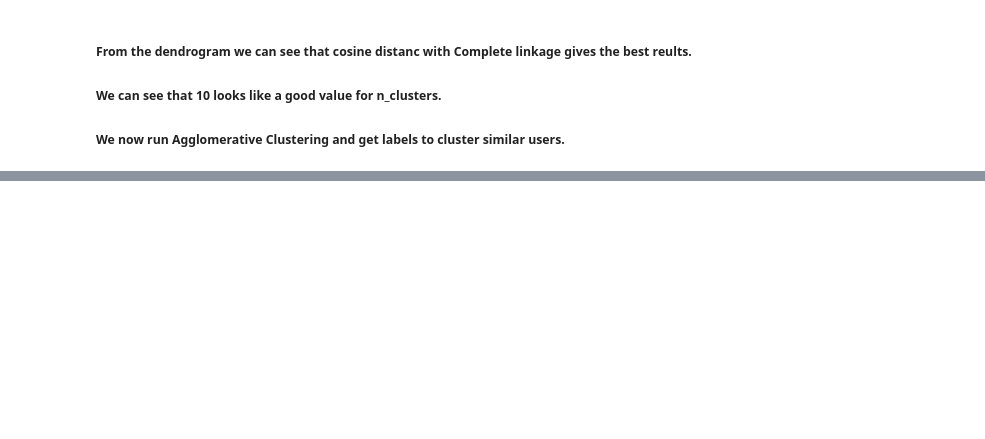
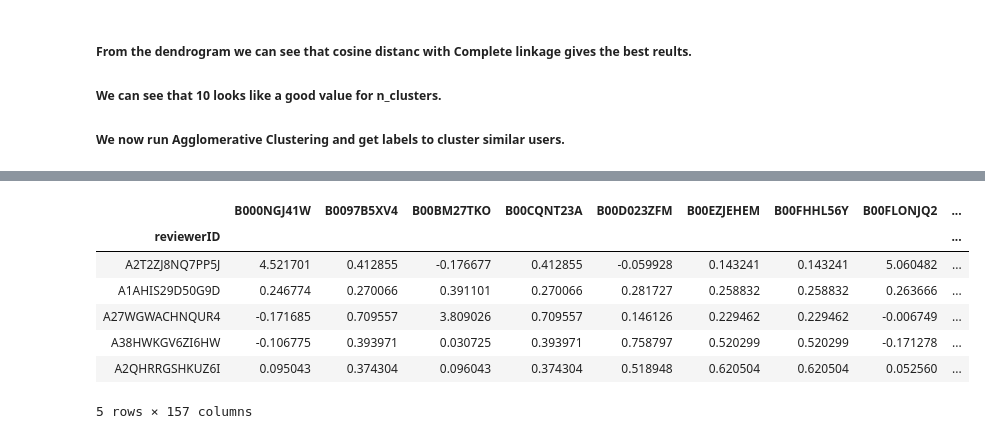
Before and after one commit to abdulrehman1997/Recommender-Systems-from-Reviews, a Jupyter notebook: Recommender_System.ipynb, the cells around one changed output, grey strips where cells are left out. Cells and saved outputs as stored; diff of their text form; code cells hidden in the pictures; blank space fills up the shorter version.

```diff
--- a/Recommender_System.ipynb
+++ b/Recommender_System.ipynb
@@ -93,6 +113,6 @@ dendogram = sch.dendrogram(sch.linkage(principalComponents,method='average', met
 ##### We can see that 10 looks like a good value for n_clusters.
 ##### We now run Agglomerative Clustering and get labels to cluster similar users.
 # %%
-aggclust = AgglomerativeClustering(8, affinity='cosine', linkage='complete')
+aggclust = AgglomerativeClustering(10, affinity='cosine', linkage='complete')
 # %%
 hc = aggclust.fit_predict(principalComponents)
@@ -108,4 +127,3 @@ Frequency of unique values in the labels array:
 # %%
 # data = data.div(0.2)
-data['labels'] = pd.DataFrame(hc)
-data
+data['labels'] = hc
@@ -152,0 +158,23 @@ groups
+# %%
+R_df = groups[0]
+
+R = R_df.values
+user_ratings_mean = np.mean(R, axis = 1)
+R_demeaned = R - user_ratings_mean.reshape(-1, 1)
+
+U, sigma, Vt = svds(R_demeaned, k = 5)
+sigma = np.diag(sigma)
+
+all_user_predicted_ratings = np.dot(np.dot(U, sigma), Vt) + user_ratings_mean.reshape(-1, 1)
+# %%
+preds_df = pd.DataFrame(all_user_predicted_ratings, columns = R_df.columns, index = R_df.index)
+preds_df.head()
+# %% [output]
+|  | B000NGJ41W | B0097B5XV4 | B00BM27TKO | B00CQNT23A | B00D023ZFM | B00EZJEHEM | B00FHHL56Y | B00FLONJQ2 | ... |
+| reviewerID |  |  |  |  |  |  |  |  | ... |
+| A2T2ZJ8NQ7PP5J | 4.521701 | 0.412855 | -0.176677 | 0.412855 | -0.059928 | 0.143241 | 0.143241 | 5.060482 | ... |
+| A1AHIS29D50G9D | 0.246774 | 0.270066 | 0.391101 | 0.270066 | 0.281727 | 0.258832 | 0.258832 | 0.263666 | ... |
+| A27WGWACHNQUR4 | -0.171685 | 0.709557 | 3.809026 | 0.709557 | 0.146126 | 0.229462 | 0.229462 | -0.006749 | ... |
+| A38HWKGV6ZI6HW | -0.106775 | 0.393971 | 0.030725 | 0.393971 | 0.758797 | 0.520299 | 0.520299 | -0.171278 | ... |
+| A2QHRRGSHKUZ6I | 0.095043 | 0.374304 | 0.096043 | 0.374304 | 0.518948 | 0.620504 | 0.620504 | 0.052560 | ... |
+5 rows × 157 columns
```
Also changed, not shown: parts of 21 cells of this notebook.
